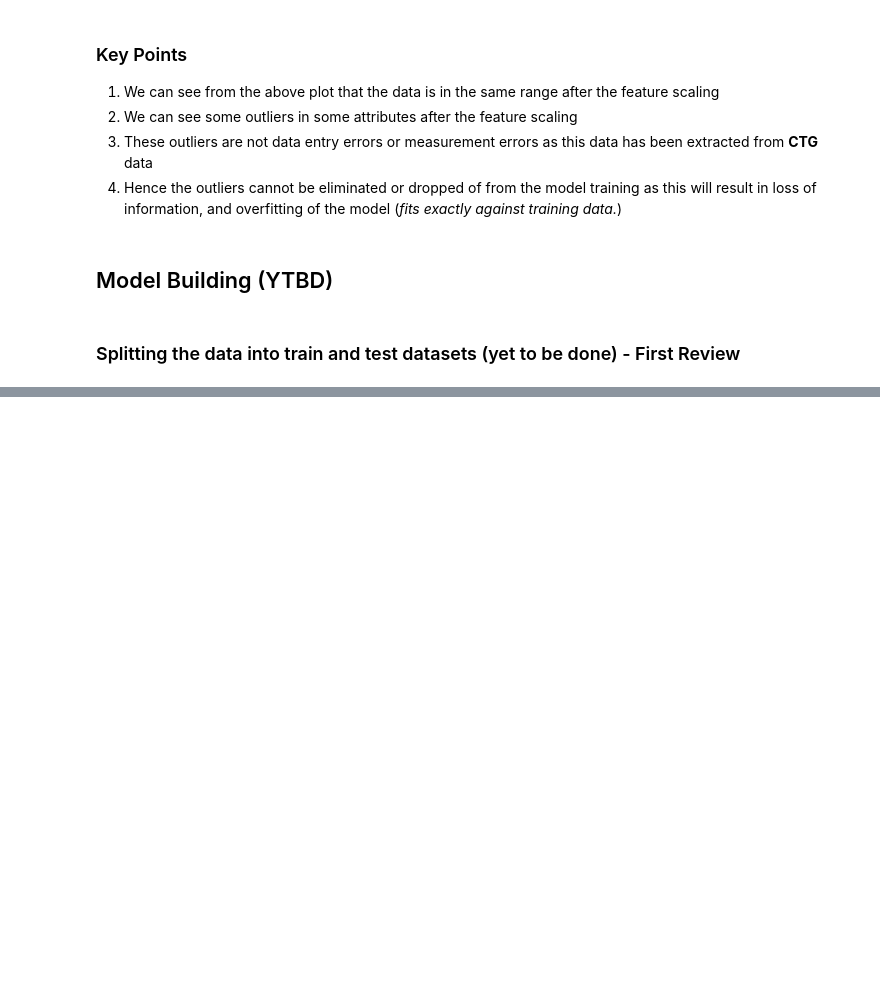
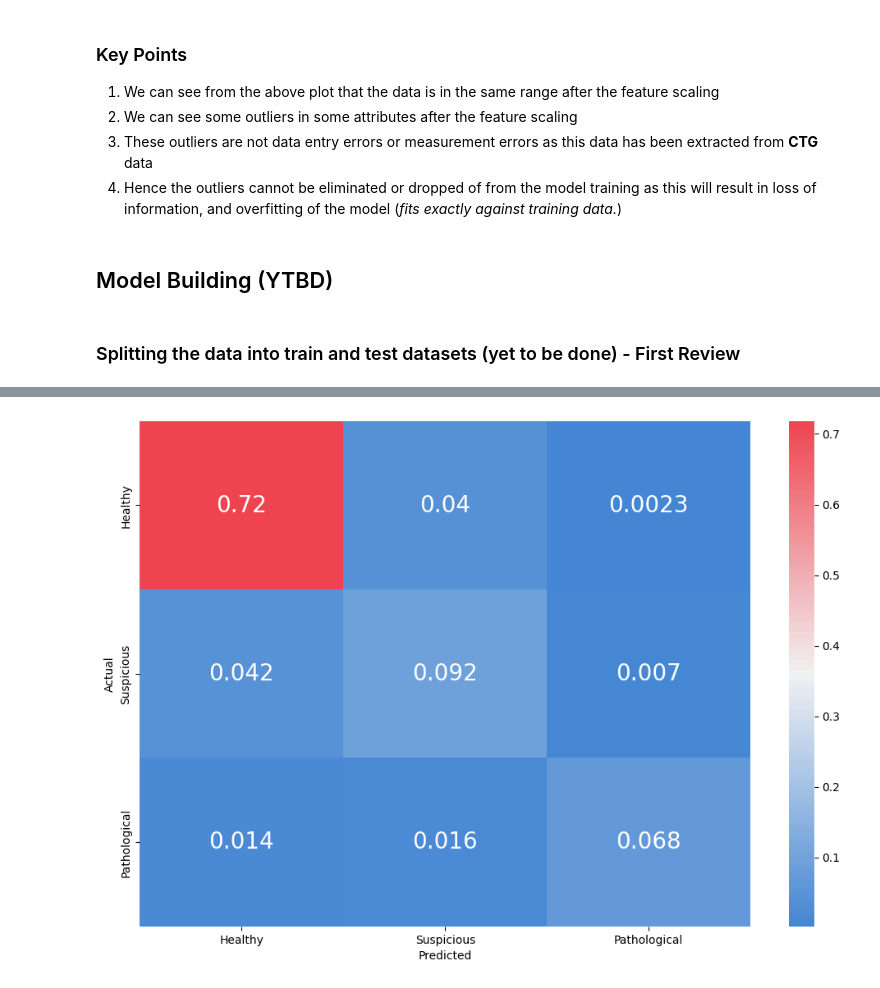
Before and after one commit to theinhumaneme/major, a Jupyter notebook: python/major.ipynb, the cells around one changed output, grey strips where cells are left out. Drawn from its saved outputs; the diff is of its cells as text; code cells hidden in the pictures; blank space fills up the shorter version.

```diff
--- a/python/major.ipynb
+++ b/python/major.ipynb
@@ -177,3 +293,15 @@ print(classification_report(YTest,linear_pred))
+# %%
+plt.subplots(figsize=(12,8))
+cf_matrix = confusion_matrix(YTest, linear_pred)
+sns.heatmap(cf_matrix/np.sum(cf_matrix), cmap=sns.diverging_palette(250, 10, s=80, l=55, n=9, as_cmap=True),annot = True, annot_kws = {'size':20})
+plt.gca().set_xticklabels(['Healthy', 'Suspicious', 'Pathological'])
+plt.gca().set_yticklabels(['Healthy', 'Suspicious', 'Pathological'])
+plt.xlabel("Predicted")
+plt.ylabel("Actual")
+plt.savefig("linear-cf-matrix.png")
+plt.show()
+# %% [output]
+[figure, added]
 # %%
 DecisionTreeClassifierModel = Pipeline([('dt_classifier',DecisionTreeClassifier(random_state=25))])
 DecisionTreeClassifierModel.fit(XDataTrain.values, YTrain)
```
Also changed, not shown: parts of 36 cells of this notebook, 18 other files.
